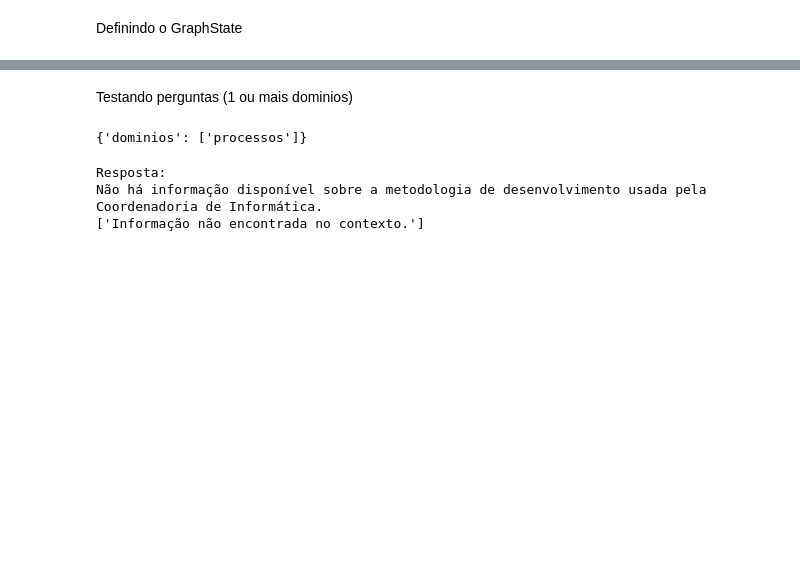
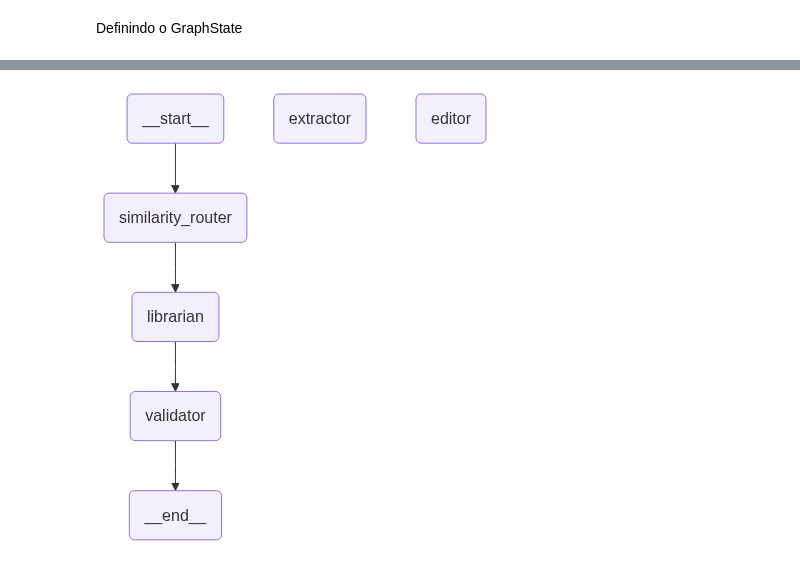
Before and after one commit to matheuskid/multi-agent-rag-km, a Jupyter notebook: Rag-Agentica.ipynb, the cells around one changed output, grey strips where cells are left out. Saved outputs shown, nothing was run; the diff lists cells and outputs as text; code cells hidden in the pictures; blank space fills up the shorter version.

```diff
--- a/Rag-Agentica.ipynb
+++ b/Rag-Agentica.ipynb
@@ -193,7 +191,10 @@ llm = ChatGroq(model="llama3-70b-8192")  # Ou qualquer outro LLM configurado
 Definindo o GraphState
 # %%
 class GraphState(TypedDict):
-    question: str
-    respostas: List[str]
-    answer: str
+    """Estado do grafo."""
+    query: str
+    category: str
+    documents: List[str]
+    evidence: str
+    final_answer: str
 # %% [markdown]
@@ -373,20 +201,0 @@ display(Image(graph_compilado.get_graph(xray=True).draw_mermaid_png()))
-# %% [markdown]
-Testando perguntas (1 ou mais dominios)
-# %%
-pergunta = "Qual a metodologia de desenvolvimento usada pela coordenadoria de informatica?"
-
-estado_inicial = {
-    "question": pergunta,
-    "respostas": [],
-    "answer": ""
-}
-
-resultado = graph_compilado.invoke(estado_inicial)
-print("\nResposta:")
-print(resultado["answer"])
-print(resultado["respostas"])
-# %% [output]
-{'dominios': ['processos']}
-Resposta:
-Não há informação disponível sobre a metodologia de desenvolvimento usada pela Coordenadoria de Informática.
-['Informação não encontrada no contexto.']
@@ -392,0 +280,31 @@ Não há informação disponível sobre a metodologia de desenvolvimento usada p
+# %%
+def decide_after_validation(state: GraphState):
+    # Se o validator já definiu uma resposta final, o fluxo termina.
+    return END if "final_answer" in state and state.get("final_answer") else "extractor"
+
+workflow = StateGraph(GraphState)
+
+# CORREÇÃO AQUI: Usamos o nome do novo agente "similarity_router"
+workflow.add_node("similarity_router", similarity_router_agent)
+workflow.add_node("librarian", librarian_agent)
+workflow.add_node("validator", validator_agent)
+workflow.add_node("extractor", extractor_agent)
+workflow.add_node("editor", editor_agent)
+
+# CORREÇÃO AQUI: O ponto de entrada agora é o "similarity_router"
+workflow.set_entry_point("similarity_router")
+
+# CORREÇÃO AQUI: A primeira aresta sai do "similarity_router"
+workflow.add_edge("similarity_router", "librarian")
+workflow.add_edge("librarian", "validator")
+workflow.add_conditional_edges("validator", decide_after_validation)
+workflow.add_edge("extractor", "editor")
+workflow.add_edge("editor", END)
+
+app = workflow.compile()
+from IPython.display import Image, display
+
+# Exibe a imagem correta do grafo
+display(Image(app.get_graph(xray=True).draw_mermaid_png()))
+# %% [output]
+[figure, added]
```
Also changed, not shown: parts of 30 cells of this notebook, 2 other files.
